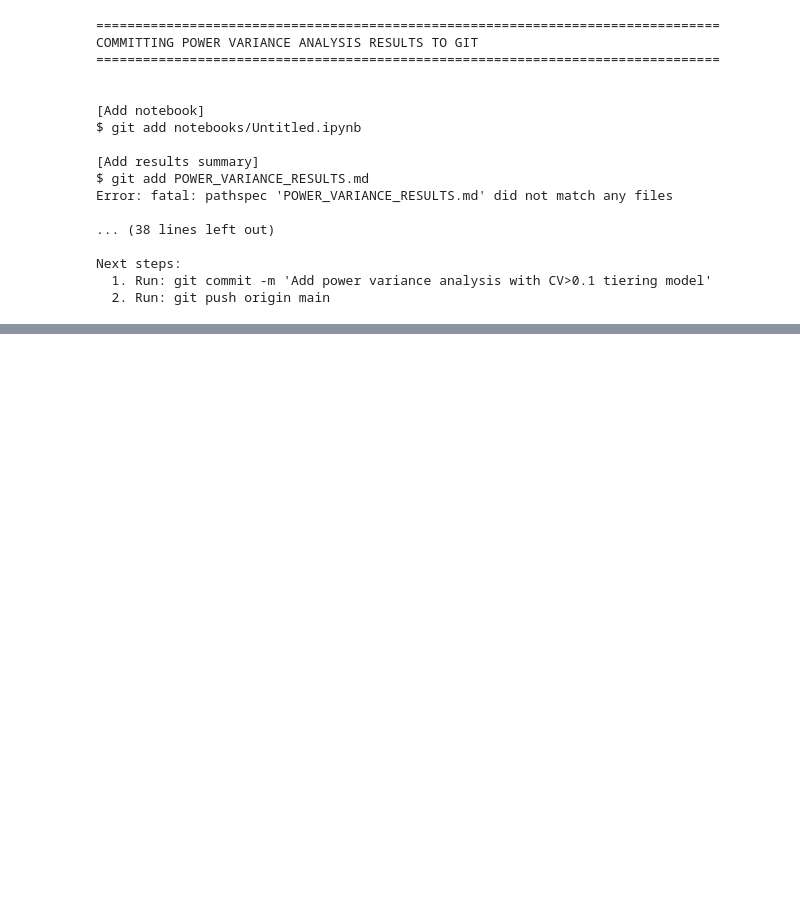
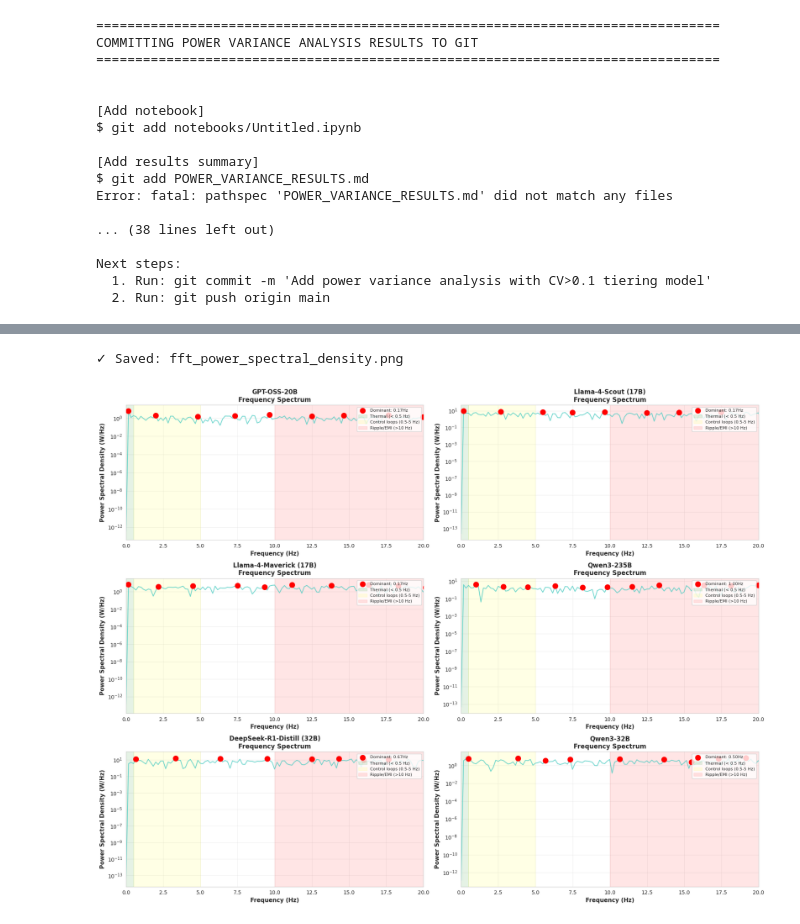
Before and after one commit to daniel-kearney/firmus-model-evaluation, a Jupyter notebook: notebooks/Untitled.ipynb, the cells around one changed output, grey strips where cells are left out. Saved outputs shown, nothing was run; the diff lists cells and outputs as text; code cells hidden in the pictures; blank space fills up the shorter version.

```diff
--- a/notebooks/Untitled.ipynb
+++ b/notebooks/Untitled.ipynb
@@ -444,0 +990,39 @@ Next steps:
+# %%
+# Visualization: FFT Power Spectral Density
+fig, axes = plt.subplots(3, 2, figsize=(18, 14))
+axes = axes.flatten()
+
+for idx, (model_name, fft_data) in enumerate(fft_results.items()):
+    ax = axes[idx]
+    freqs = fft_data['freqs']
+    psd = fft_data['psd']
+    dom_freqs = fft_data['dominant_freqs']
+    dom_powers = fft_data['dominant_powers']
+
+    # Plot PSD
+    ax.semilogy(freqs, psd, linewidth=1.5, color='#4ECDC4', alpha=0.8)
+
+    # Mark dominant frequencies
+    if len(dom_freqs) > 0:
+        ax.scatter(dom_freqs, dom_powers, color='red', s=100, zorder=5,
+                  label=f'Dominant: {dom_freqs[0]:.2f}Hz' if len(dom_freqs) > 0 else 'None')
+
+    # Mark regions of interest
+    ax.axvspan(0, 0.5, alpha=0.1, color='green', label='Thermal (< 0.5 Hz)')
+    ax.axvspan(0.5, 5, alpha=0.1, color='yellow', label='Control loops (0.5-5 Hz)')
+    ax.axvspan(10, 50, alpha=0.1, color='red', label='Ripple/EMI (>10 Hz)')
+
+    ax.set_xlabel('Frequency (Hz)', fontsize=11, fontweight='bold')
+    ax.set_ylabel('Power Spectral Density (W/Hz)', fontsize=11, fontweight='bold')
+    ax.set_title(f'{model_name}\nFrequency Spectrum', fontsize=12, fontweight='bold')
+    ax.grid(True, alpha=0.3, which='both')
+    ax.legend(loc='upper right', fontsize=8)
+    ax.set_xlim(0, 20)  # Focus on 0-20 Hz
+
+plt.tight_layout()
+plt.savefig('fft_power_spectral_density.png', dpi=300, bbox_inches='tight')
+print("\n✓ Saved: fft_power_spectral_density.png")
+plt.show()
+# %% [output]
+✓ Saved: fft_power_spectral_density.png
+[figure, added]
```
Also changed, not shown: parts of 11 cells of this notebook, 2 other files.
